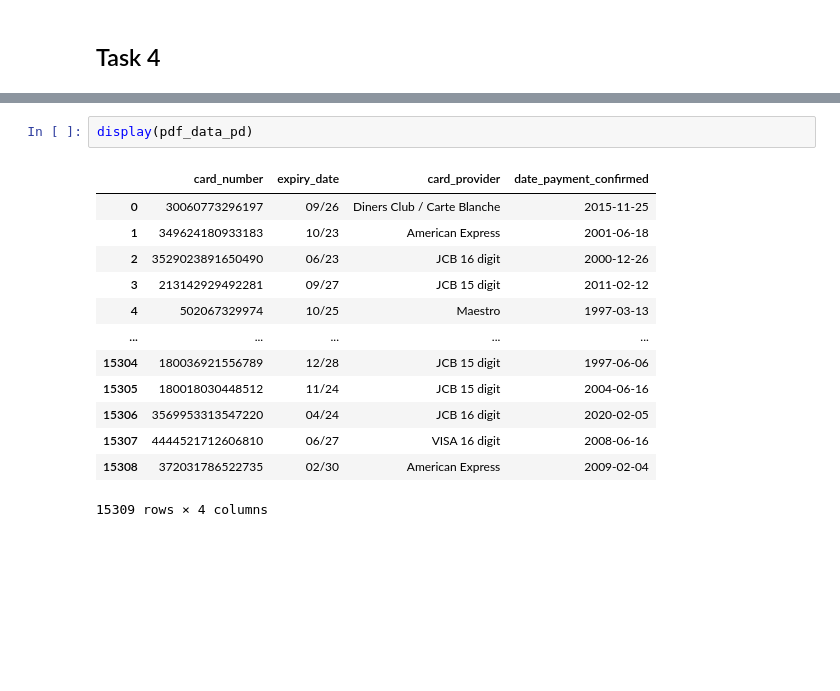
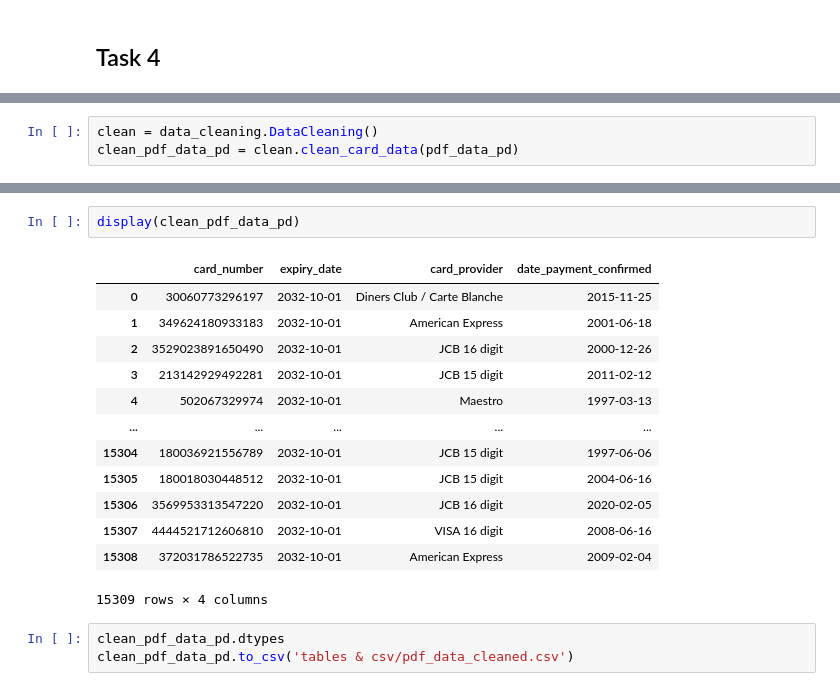
Before and after one commit to Yushamsi/multinational-retail-data-centralisation129, a Jupyter notebook: main.ipynb, the cells around one changed output, grey strips where cells are left out. Drawn from its saved outputs; the diff is of its cells as text; blank space fills up the shorter version.

```diff
--- a/main.ipynb
+++ b/main.ipynb
@@ -115,0 +129,3 @@ print(pdf_data_pd)
+# %%
+clean = data_cleaning.DataCleaning()
+clean_pdf_data_pd = clean.clean_card_data(pdf_data_pd)
@@ -116,16 +167,19 @@ print(pdf_data_pd)
 # %%
-display(pdf_data_pd)
+display(clean_pdf_data_pd)
 # %% [output]
 |  | card_number | expiry_date | card_provider | date_payment_confirmed |
-| 0 | 30060773296197 | 09/26 | Diners Club / Carte Blanche | 2015-11-25 |
-| 1 | 349624180933183 | 10/23 | American Express | 2001-06-18 |
-| 2 | 3529023891650490 | 06/23 | JCB 16 digit | 2000-12-26 |
-| 3 | 213142929492281 | 09/27 | JCB 15 digit | 2011-02-12 |
-| 4 | 502067329974 | 10/25 | Maestro | 1997-03-13 |
+| 0 | 30060773296197 | 2032-10-01 | Diners Club / Carte Blanche | 2015-11-25 |
+| 1 | 349624180933183 | 2032-10-01 | American Express | 2001-06-18 |
+| 2 | 3529023891650490 | 2032-10-01 | JCB 16 digit | 2000-12-26 |
+| 3 | 213142929492281 | 2032-10-01 | JCB 15 digit | 2011-02-12 |
+| 4 | 502067329974 | 2032-10-01 | Maestro | 1997-03-13 |
 | ... | ... | ... | ... | ... |
-| 15304 | 180036921556789 | 12/28 | JCB 15 digit | 1997-06-06 |
-| 15305 | 180018030448512 | 11/24 | JCB 15 digit | 2004-06-16 |
-| 15306 | 3569953313547220 | 04/24 | JCB 16 digit | 2020-02-05 |
-| 15307 | 4444521712606810 | 06/27 | VISA 16 digit | 2008-06-16 |
-| 15308 | 372031786522735 | 02/30 | American Express | 2009-02-04 |
+| 15304 | 180036921556789 | 2032-10-01 | JCB 15 digit | 1997-06-06 |
+| 15305 | 180018030448512 | 2032-10-01 | JCB 15 digit | 2004-06-16 |
+| 15306 | 3569953313547220 | 2032-10-01 | JCB 16 digit | 2020-02-05 |
+| 15307 | 4444521712606810 | 2032-10-01 | VISA 16 digit | 2008-06-16 |
+| 15308 | 372031786522735 | 2032-10-01 | American Express | 2009-02-04 |
 15309 rows × 4 columns
+# %%
+clean_pdf_data_pd.dtypes
+clean_pdf_data_pd.to_csv('tables & csv/pdf_data_cleaned.csv')
```
Also changed, not shown: parts of 24 cells of this notebook, 13 other files.
